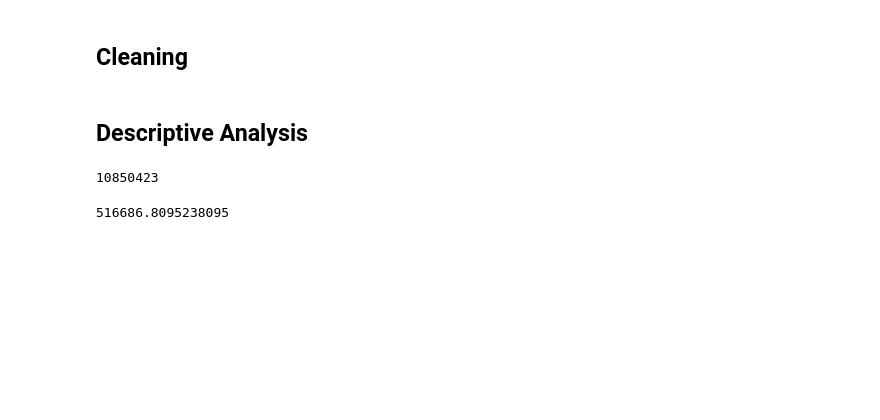
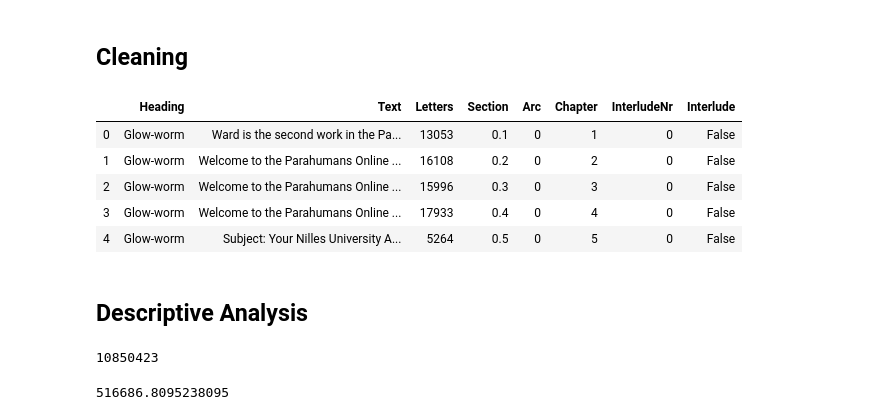
Before and after one commit to KatyFisch/ParahumansStats, a Jupyter notebook: Ward.ipynb, the cells around one changed output. Saved outputs shown, nothing was run; the diff lists cells and outputs as text; code cells hidden in the pictures; blank space fills up the shorter version.

```diff
--- a/Ward.ipynb
+++ b/Ward.ipynb
@@ -147,6 +149,15 @@ warddata['Text'] = warddata['Text'].apply(lambda x: x.replace(' ',' ').replace('
 warddata.to_csv('warddata.csv', index=False)
 # %%
 warddata = pd.read_csv('warddata.csv', dtype={'Section': str, 'Chapter': int})
+# %%
+warddata.head()
+# %% [output]
+|  | Heading | Text | Letters | Section | Arc | Chapter | InterludeNr | Interlude |
+| 0 | Glow-worm | Ward is the second work in the Pa... | 13053 | 0.1 | 0 | 1 | 0 | False |
+| 1 | Glow-worm | Welcome to the Parahumans Online ... | 16108 | 0.2 | 0 | 2 | 0 | False |
+| 2 | Glow-worm | Welcome to the Parahumans Online ... | 15996 | 0.3 | 0 | 3 | 0 | False |
+| 3 | Glow-worm | Welcome to the Parahumans Online ... | 17933 | 0.4 | 0 | 4 | 0 | False |
+| 4 | Glow-worm | Subject: Your Nilles University A... | 5264 | 0.5 | 0 | 5 | 0 | False |
 # %% [markdown]
 ## Descriptive Analysis <a class="anchor" id="bullet3"></a>
 # %%
```
Also changed, not shown: parts of 4 cells of this notebook, 1 other file.
